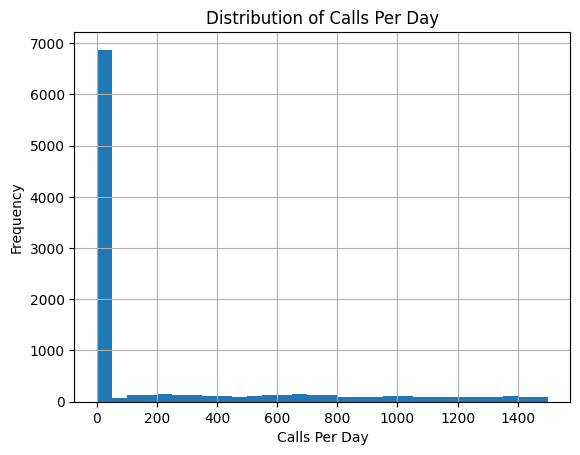
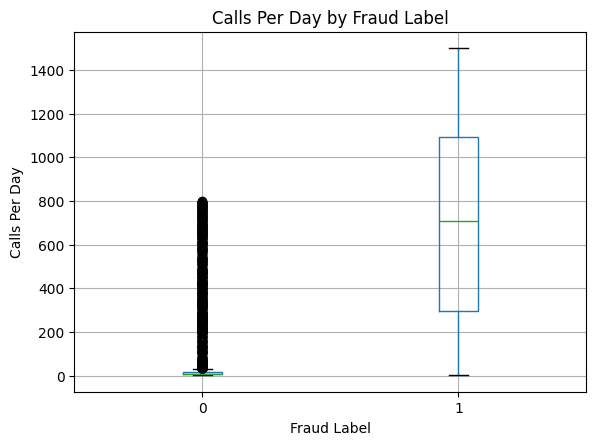
The change to this notebook cell's code, shown as a diff; its figure went from the first image to the second:
--- before
+++ after
@@ -1,9 +1,10 @@
-import matplotlib.pyplot as plt
+plt.figure(figsize=(8,5))
 
-df['calls_per_day'].hist(bins=30)
+df.boxplot(column='calls_per_day', by='fraud_label')
 
-plt.title("Distribution of Calls Per Day")
-plt.xlabel("Calls Per Day")
-plt.ylabel("Frequency")
+plt.title("Calls Per Day by Fraud Label")
+plt.suptitle("")
+plt.xlabel("Fraud Label")
+plt.ylabel("Calls Per Day")
 
 plt.show()

Commit: Implement code changes to enhance functionality and improve performance